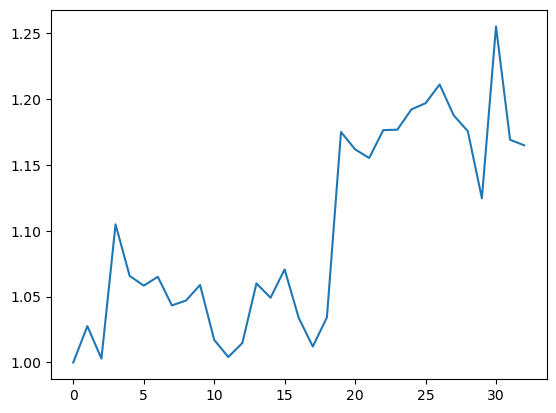
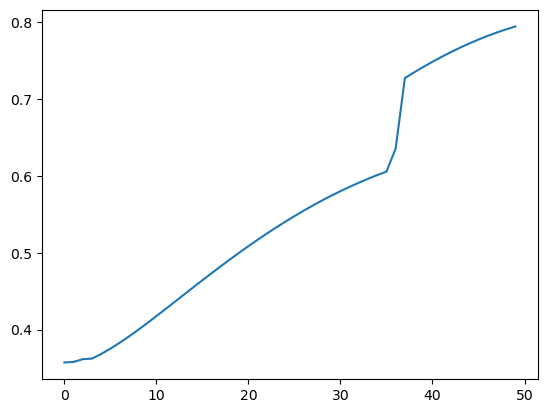
The change to this notebook cell's code, shown as a diff; its figure went from the first image to the second:
--- before
+++ after
@@ -1 +1 @@
-plt.plot(model.sim.avg_wage[:, :1] / model.sim.avg_wage[0, :1])
+plt.plot(model.sim.avg_wage[1, :])

Commit: PLR: Fixes